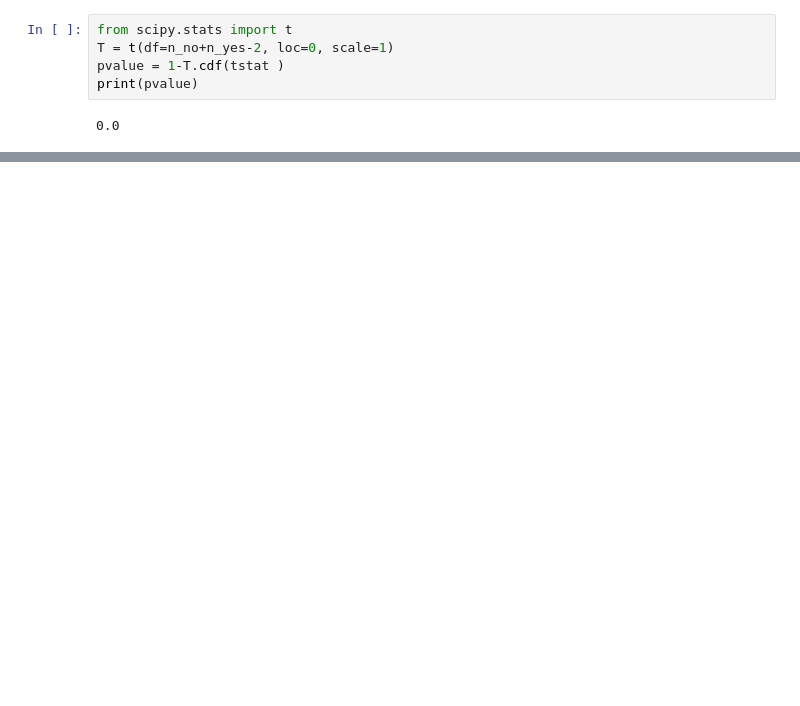
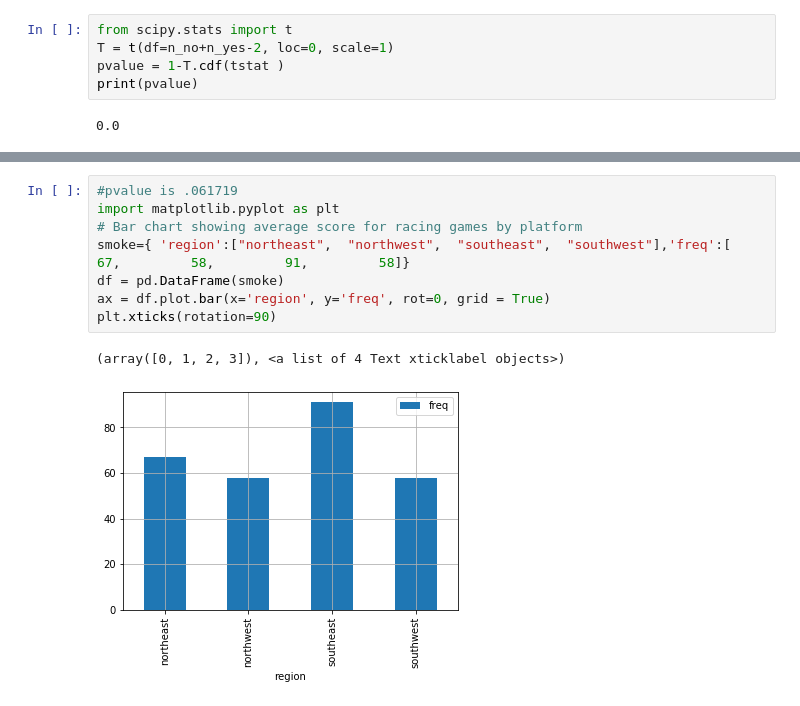
Before and after one commit to KyLarson-Research/AP_Statistics, a Jupyter notebook: smoker.ipynb, the cells around one changed output, grey strips where cells are left out. Cells and saved outputs as stored; diff of their text form; blank space fills up the shorter version.

```diff
--- a/smoker.ipynb
+++ b/smoker.ipynb
@@ -94,0 +245,11 @@ print(pvalue)
+# %%
+#pvalue is .061719
+import matplotlib.pyplot as plt
+# Bar chart showing average score for racing games by platform
+smoke={ 'region':["northeast",  "northwest",  "southeast",  "southwest"],'freq':[            67,         58,         91,         58]}
+df = pd.DataFrame(smoke)
+ax = df.plot.bar(x='region', y='freq', rot=0, grid = True)
+plt.xticks(rotation=90)
+# %% [output]
+(array([0, 1, 2, 3]), <a list of 4 Text xticklabel objects>)
+[figure, added]
```
Also changed, not shown: parts of 30 cells of this notebook, 1 other file.
